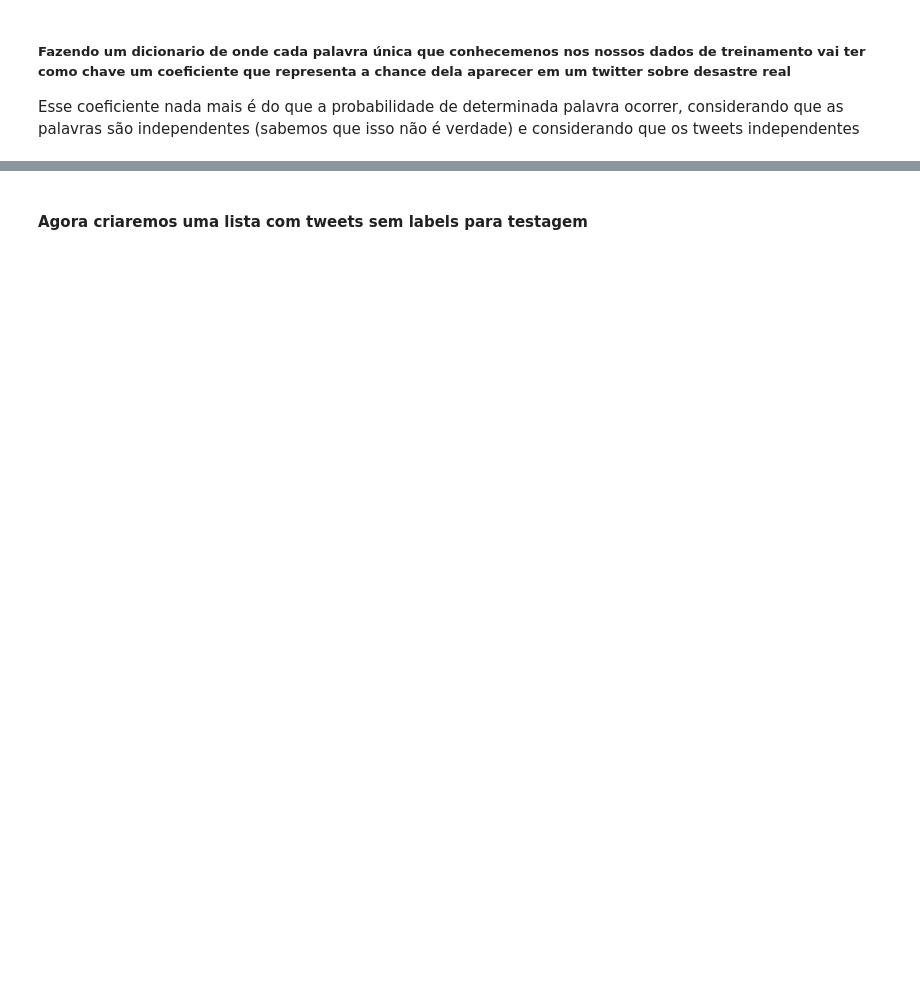
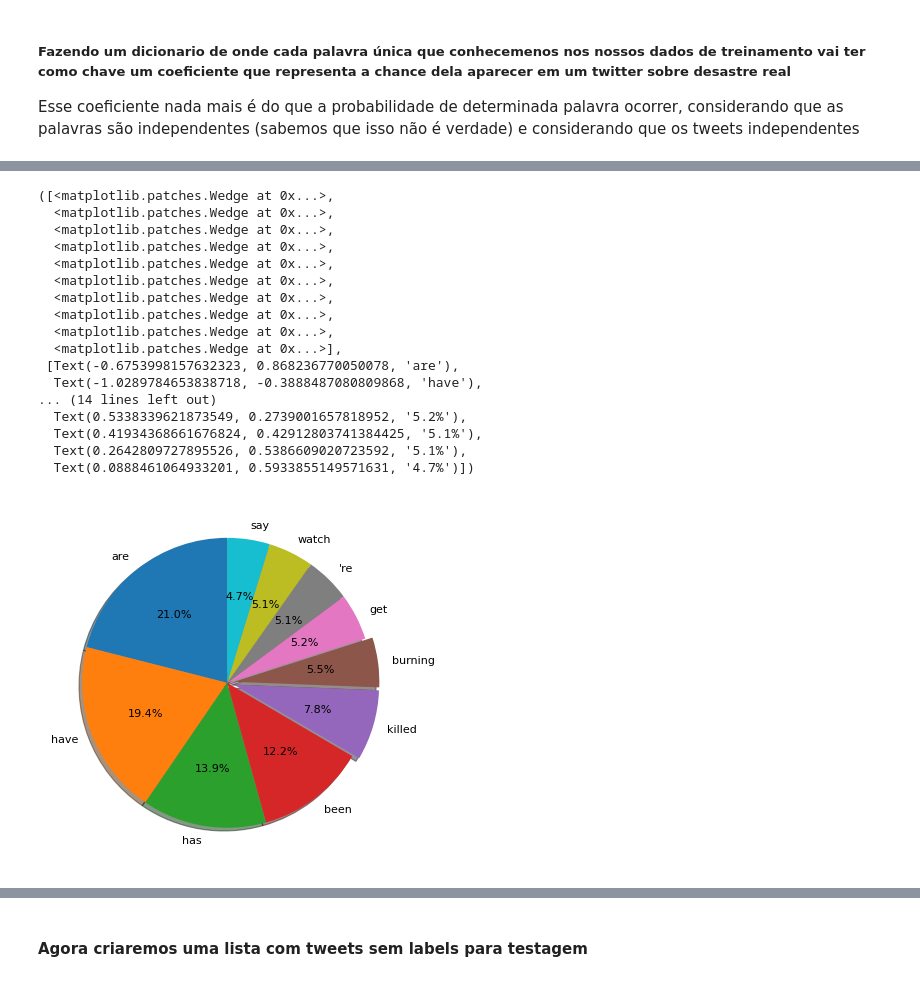
Before and after one commit to vcnovaes/Natural-Language-Processing-with-Disaster-Tweets, a Jupyter notebook: Untitled.ipynb, the cells around one changed output, grey strips where cells are left out. Saved outputs shown, nothing was run; the diff lists cells and outputs as text; code cells hidden in the pictures; blank space fills up the shorter version.

```diff
--- a/Untitled.ipynb
+++ b/Untitled.ipynb
@@ -180,0 +183,5 @@ is : 0.0689506880733945
+# %%
+prob_true_des = OrderedDict(sorted(dict_prob_true.items(), key=lambda kv: kv[1] , reverse=True))
+# %%
+sample_prob_true_des_val = list(prob_true_des.values())[:12]
+sample_prob_true_des_label = list(prob_true_des.keys())[:12]
@@ -180,0 +216,23 @@ is : 0.0689506880733945
+# %%
+pre_plot()
+plt.pie(list(map(lambda i: i/sum(sample_prob_true_des_val) ,sample_prob_true_des_val)),explode=[0, 0, 0,0, 0.05, 0.05,0 , 0 ,0 ,0], labels=sample_prob_true_des_label, autopct='%1.1f%%',
+        shadow=True, startangle=90)
+# %% [output]
+([<matplotlib.patches.Wedge at 0x...>,
+  <matplotlib.patches.Wedge at 0x...>,
+  <matplotlib.patches.Wedge at 0x...>,
+  <matplotlib.patches.Wedge at 0x...>,
+  <matplotlib.patches.Wedge at 0x...>,
+  <matplotlib.patches.Wedge at 0x...>,
+  <matplotlib.patches.Wedge at 0x...>,
+  <matplotlib.patches.Wedge at 0x...>,
+  <matplotlib.patches.Wedge at 0x...>,
+  <matplotlib.patches.Wedge at 0x...>],
+ [Text(-0.6753998157632323, 0.868236770050078, 'are'),
+  Text(-1.0289784653838718, -0.3888487080809868, 'have'),
+... (14 lines left out)
+  Text(0.5338339621873549, 0.2739001657818952, '5.2%'),
+  Text(0.41934368661676824, 0.42912803741384425, '5.1%'),
+  Text(0.2642809727895526, 0.5386609020723592, '5.1%'),
+  Text(0.0888461064933201, 0.5933855149571631, '4.7%')])
+[figure, added]
```
Also changed, not shown: parts of 43 cells of this notebook.
